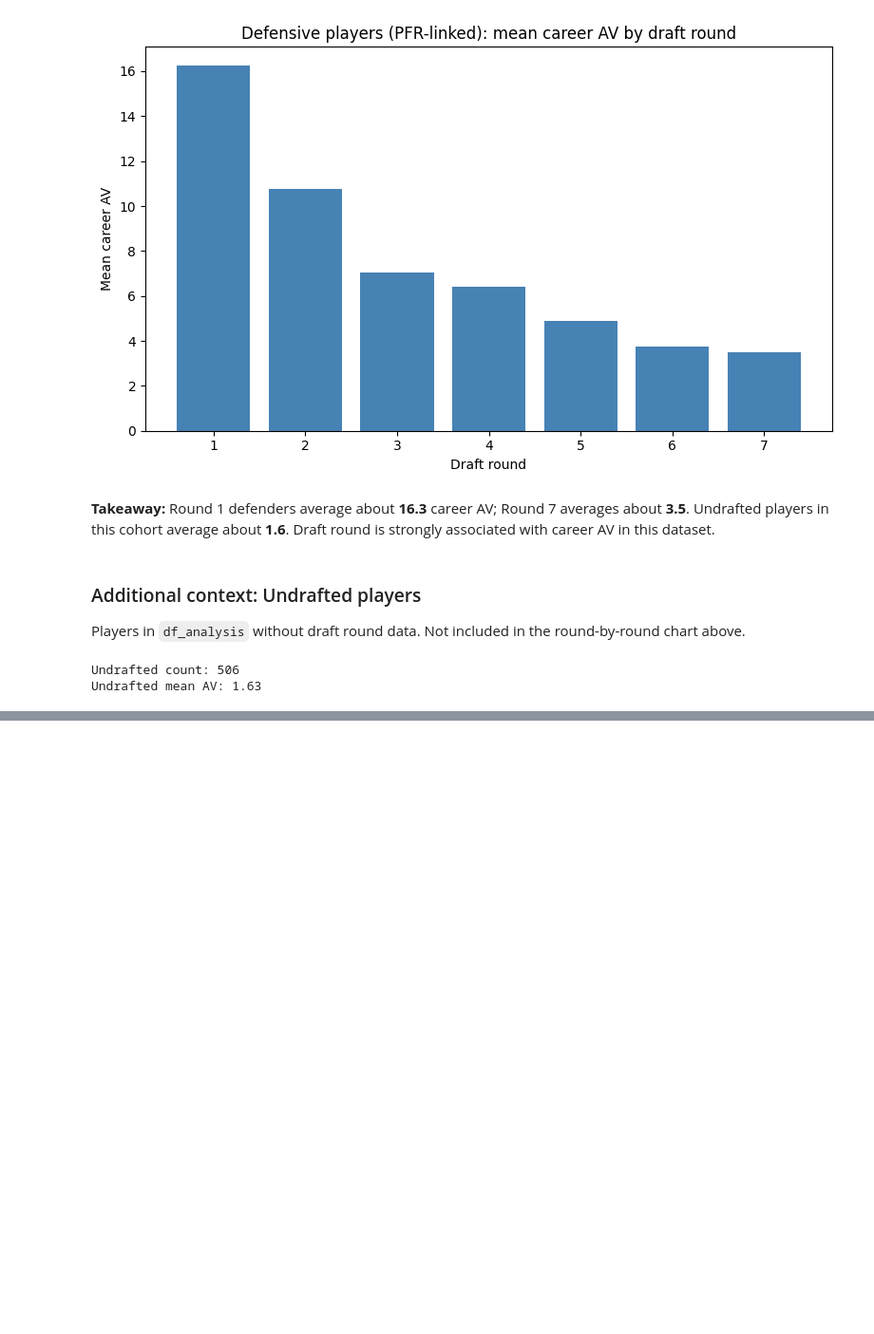
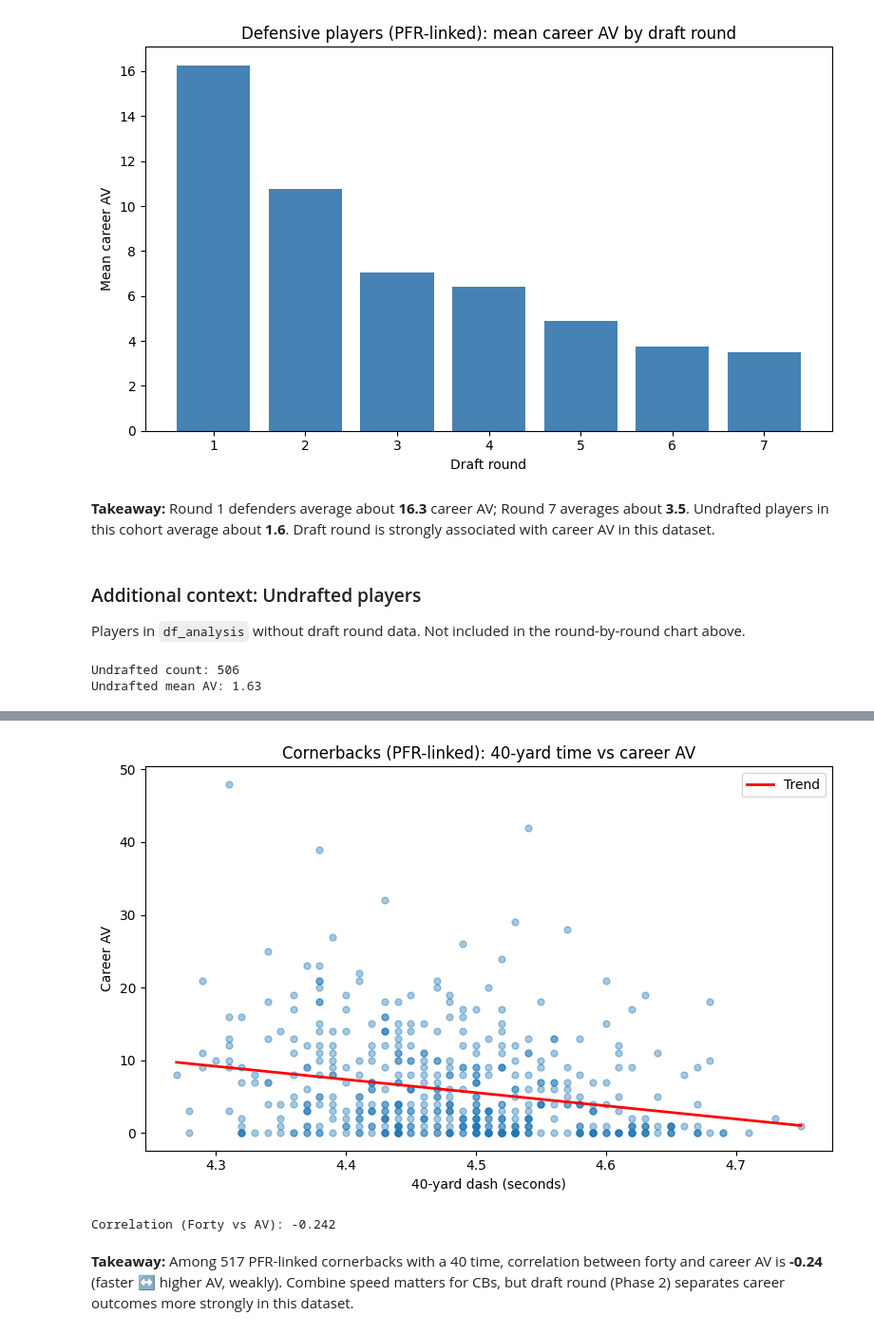
Before and after one commit to jlg011304/NFL-Defensive-Combine-Analytics, a Jupyter notebook: :notebooks/data_cleaning.ipynb, the cells around one changed output, grey strips where cells are left out. Shown at 95% size. Saved outputs shown, nothing was run; the diff lists cells and outputs as text; code cells hidden in the pictures; blank space fills up the shorter version.

Commit message:
Phase 3: analyze CB forty time vs career AV.
Co-authored-by: Cursor <cursoragent@cursor.com>

```diff
--- a/:notebooks/data_cleaning.ipynb
+++ b/:notebooks/data_cleaning.ipynb
@@ -185,0 +201,8 @@ Undrafted mean AV: 1.63
+# %%
+cb = df_analysis[(df_analysis["Pos"] == "CB") & df_analysis["Forty"].notna()].copy()
+print("CB with 40 time:", len(cb))
+print("Forty range:", cb["Forty"].min(), "–", cb["Forty"].max())
+print("Mean AV:", cb["AV"].mean().round(2))
+
+## Peeking at the Data
+cb.head(10)
@@ -185,0 +224,25 @@ Undrafted mean AV: 1.63
+# %%
+import numpy as np
+
+plt.figure(figsize=(8, 5))
+plt.scatter(cb["Forty"], cb["AV"], alpha=0.4, s=25)
+plt.xlabel("40-yard dash (seconds)")
+plt.ylabel("Career AV")
+plt.title("Cornerbacks (PFR-linked): 40-yard time vs career AV")
+plt.tight_layout()
+
+z = np.polyfit(cb["Forty"], cb["AV"], 1)
+x_line = np.linspace(cb["Forty"].min(), cb["Forty"].max(), 100)
+plt.plot(x_line, np.poly1d(z)(x_line), color="red", linewidth=2, label="Trend")
+plt.legend()
+
+plt.show()
+# %% [output]
+[figure, added]
+# %%
+corr = cb["Forty"].corr(cb["AV"])
+print("Correlation (Forty vs AV):", round(corr, 3))
+# %% [output]
+Correlation (Forty vs AV): -0.242
+# %% [markdown]
+**Takeaway:** Among 517 PFR-linked cornerbacks with a 40 time, correlation between forty and career AV is **-0.24** (faster ↔ higher AV, weakly). Combine speed matters for CBs, but draft round (Phase 2) separates career outcomes more strongly in this dataset.
```
Also changed, not shown: parts of 3 cells of this notebook, 1 other file.
